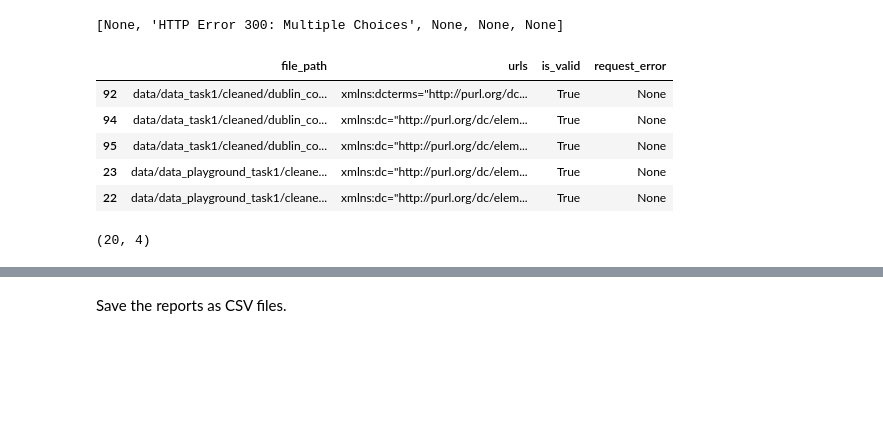
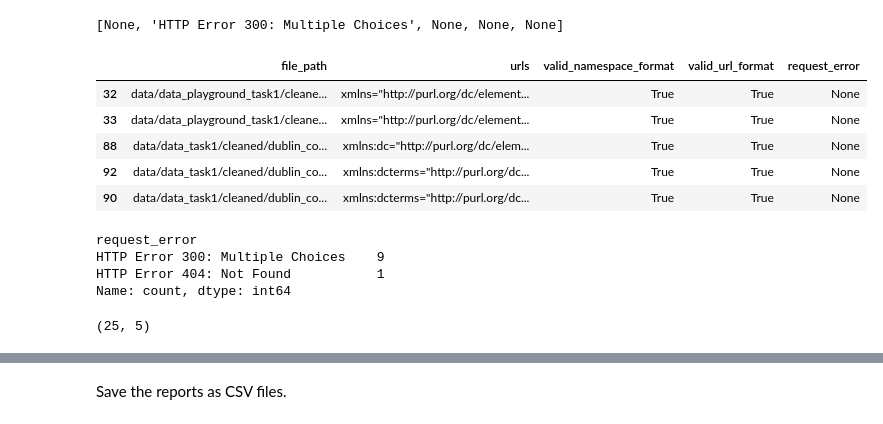
Before and after one commit to thegoose20/lada-eval, a Jupyter notebook: evaluation-completeness.ipynb, the cells around one changed output, grey strips where cells are left out. Drawn from its saved outputs; the diff is of its cells as text; code cells hidden in the pictures; blank space fills up the shorter version.

```diff
--- a/evaluation-completeness.ipynb
+++ b/evaluation-completeness.ipynb
@@ -93,18 +90,3 @@ empty = re.compile('<[a-z:]+>\s*</[a-z:]+>|<[a-z:]+>[a-z ]*(unknown|none|na|\"\"
 # %%
-files_with_empty, empty_fields_per_file, fields_per_file = [], [], []
-for file_path in dublin_file_paths:
-    with open(file_path, "r") as f:
-        f_string = f.read().lower()
-        # Look for empty fields in the file
-        is_empty = re.finditer(empty, f_string)
-        # Save the empty fields, including the opening and closing tags and any text in between
-        empty_fields = [field[0] for field in is_empty]
-        fields_per_file += [empty_fields]
-        # Save the file path to the XML version of the file
-        file_path.replace(".txt", ".xml")
-        files_with_empty += [file_path]
-        # Save the number of empty fields in the file
-        empty_fields_per_file += [len(empty_fields)]
-        f.close()
-print(sum(empty_fields_per_file), "empty field(s) in", len(files_with_empty), "files found.")
+files_with_empty, empty_fields_per_file, fields_per_file = utils.findEmptyFields(empty, dublin_file_paths)
 # %% [output]
@@ -309,5 +322,5 @@ Check that URLs are well-formed and that they exist.
 # %%
-url_pattern = re.compile('[a-z]+:[a-z]+=[^>]+( [^>])*(?=>)')
+url_pattern = re.compile('([a-z]+ns:[a-z]+|[a-z]+ns)=[^>]+( [^>])*(?=>)')
 # %%
 # Find all the URLs
 files_with_urls, url_count_per_file, urls_per_file = [], [], []
@@ -372,4 +382,5 @@ print(urls[:3])
 # %% [markdown]
 Check that each URL is preceded by a namespace and surrounded in quotes (i.e., `xmlns:dc="[URL_GOES_HERE]"`), otherwise the URL was incorrectly included in the metadata record.
 # %%
-correct_pattern = '[a-z]+:[a-z]+="https?://[a-z0-9\-._~:/?#@!$&\'()*+,;=%]+"'
+correct_namespace = '([a-z]+ns:[a-z]+|[a-z]+ns)="https?://[a-z0-9\-._~:/?#@!$&\'()*+,;=%]+"'
+correct_url = 'https?://[a-z0-9\-._~:/?#@!$&\'()*+,;=%]+'
@@ -376,10 +390,17 @@ correct_pattern = '[a-z]+:[a-z]+="https?://[a-z0-9\-._~:/?#@!$&\'()*+,;=%]+"'
 # %%
-is_valid = []
+valid_namespace, valid_url = [], []
 for url in urls:
-    if re.match(correct_pattern, url):
-        is_valid += [True]
+    if re.match(correct_namespace, url):
+        valid_namespace += [True]
     else:
-        is_valid += [False]
-url_df_exploded.insert(len(url_df_exploded.columns), "is_valid", is_valid)
+        valid_namespace += [False]
+
+    if re.search(correct_url, url):
+        valid_url += [True]
+    else:
+        valid_url += [False]
+
+url_df_exploded.insert(len(url_df_exploded.columns), "valid_namespace_format", valid_namespace)
+url_df_exploded.insert(len(url_df_exploded.columns), "valid_url_format", valid_url)
 url_df_exploded.tail()
 # %% [output]
@@ -446,22 +489,31 @@ print(request_errors[:5])
 # %% [output]
 [None, 'HTTP Error 300: Multiple Choices', None, None, None]
 # %%
-url_df_exploded = url_df_exploded.drop(columns=["request_error"])
 url_df_exploded.insert(len(url_df_exploded.columns), "request_error", request_errors)
 url_df_exploded.tail()
 # %% [output]
-|  | file_path | urls | is_valid | request_error |
-| 92 | data/data_task1/cleaned/dublin_co... | xmlns:dcterms="http://purl.org/dc... | True | None |
-| 94 | data/data_task1/cleaned/dublin_co... | xmlns:dc="http://purl.org/dc/elem... | True | None |
-| 95 | data/data_task1/cleaned/dublin_co... | xmlns:dc="http://purl.org/dc/elem... | True | None |
-| 23 | data/data_playground_task1/cleane... | xmlns:dc="http://purl.org/dc/elem... | True | None |
-| 22 | data/data_playground_task1/cleane... | xmlns:dc="http://purl.org/dc/elem... | True | None |
+|  | file_path | urls | valid_namespace_format | valid_url_format | request_error |
+| 32 | data/data_playground_task1/cleane... | xmlns="http://purl.org/dc/element... | True | True | None |
+| 33 | data/data_playground_task1/cleane... | xmlns="http://purl.org/dc/element... | True | True | None |
+| 88 | data/data_task1/cleaned/dublin_co... | xmlns:dc="http://purl.org/dc/elem... | True | True | None |
+| 92 | data/data_task1/cleaned/dublin_co... | xmlns:dcterms="http://purl.org/dc... | True | True | None |
+| 90 | data/data_task1/cleaned/dublin_co... | xmlns:dcterms="http://purl.org/dc... | True | True | None |
+# %%
+url_df_exploded.request_error.value_counts()
+# %% [output]
+request_error
+HTTP Error 300: Multiple Choices    9
+HTTP Error 404: Not Found           1
+Name: count, dtype: int64
 # %%
-url_errors_df = url_df_exploded.loc[url_df_exploded.is_valid == False]
-url_errors_df = url_errors_df.loc[url_errors_df.request_error != None]
+url_errors_df1 = url_df_exploded.loc[url_df_exploded.valid_namespace_format == False]
+url_errors_df2 = url_df_exploded.loc[url_df_exploded.valid_url_format == False]
+url_errors_df3 = url_df_exploded.loc[url_df_exploded.request_error == "HTTP Error 300: Multiple Choices"]
+url_errors_df4 = url_df_exploded.loc[url_df_exploded.request_error == "HTTP Error 404: Not Found"]
+url_errors_df = pd.concat([url_errors_df1, url_errors_df2, url_errors_df3, url_errors_df4])
 url_errors_df.shape
 # %% [output]
-(20, 4)
+(25, 5)
 # %%
 url_errors_df
 # %% [output]
```
Also changed, not shown: parts of 55 cells of this notebook, 1 other file.
